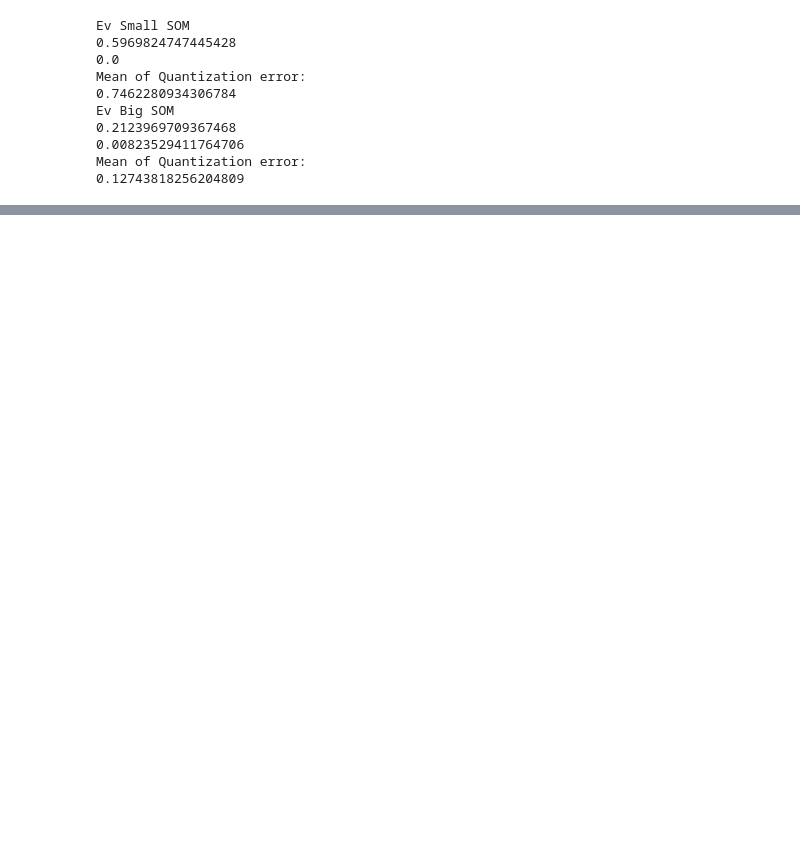
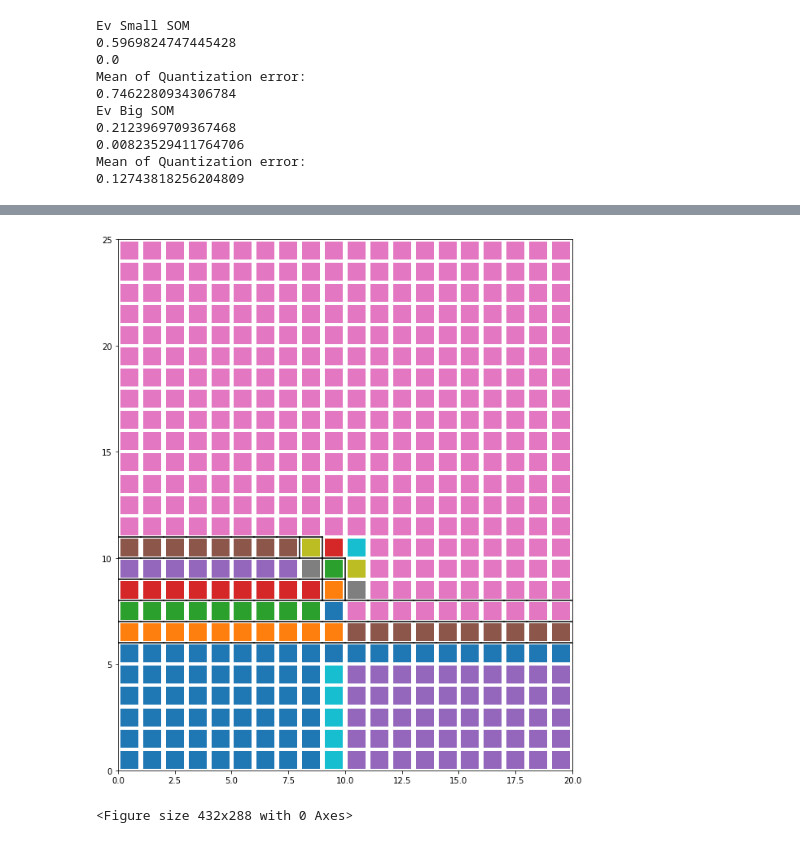
Before and after one commit to mikkelmilo/SOM-Clustering-Visualisations, a Jupyter notebook: 10clusters- clustering SOM.ipynb, the cells around one changed output, grey strips where cells are left out. Cells and saved outputs as stored; diff of their text form; code cells hidden in the pictures; blank space fills up the shorter version.

```diff
--- a/10clusters- clustering SOM.ipynb
+++ b/10clusters- clustering SOM.ipynb
@@ -143,0 +125,20 @@ hierarchical_clust(clusters10_som_small,20,25,10,'ward')
+# %%
+def hierarchical_clust_e(som,d1,d2,n_clusters,ltype):
+
+    weights = som.get_weights().reshape(d1*d2,-1)
+    Z= cluster.hierarchy.linkage(weights,ltype)
+
+    labels = cluster.hierarchy.cut_tree(Z, n_clusters)
+    if type(n_clusters)==int:
+        labels = [l[0] for l in labels]
+        fig1=plot_with_labelling(som,d1,d2,labels,labels,weights,debug=False)
+        plt.draw()
+        fig1.savefig('HC'+"_"+str(ltype)+"-"+str(d1)+'x'+str(d2)+"_e" , dpi=100)
+
+
+    else:
+        coloring_labels = labels.T[0]
+        labels = labels.T[1]
+        fig1=plot_with_labelling(som,d1,d2,coloring_labels,labels,weights,debug=False)
+        plt.draw()
+        fig1.savefig('HC'+"_"+str(ltype)+"-"+str(d1)+'x'+str(d2)+"_e" , dpi=100)
@@ -143,0 +158,5 @@ hierarchical_clust(clusters10_som_small,20,25,10,'ward')
+# %%
+hierarchical_clust_e(clusters10_som_small,20,25,[10,20],'single')
+# %% [output]
+[figure, added]
+<Figure size 432x288 with 0 Axes>
```
Also changed, not shown: parts of 42 cells of this notebook, 33 other files.
